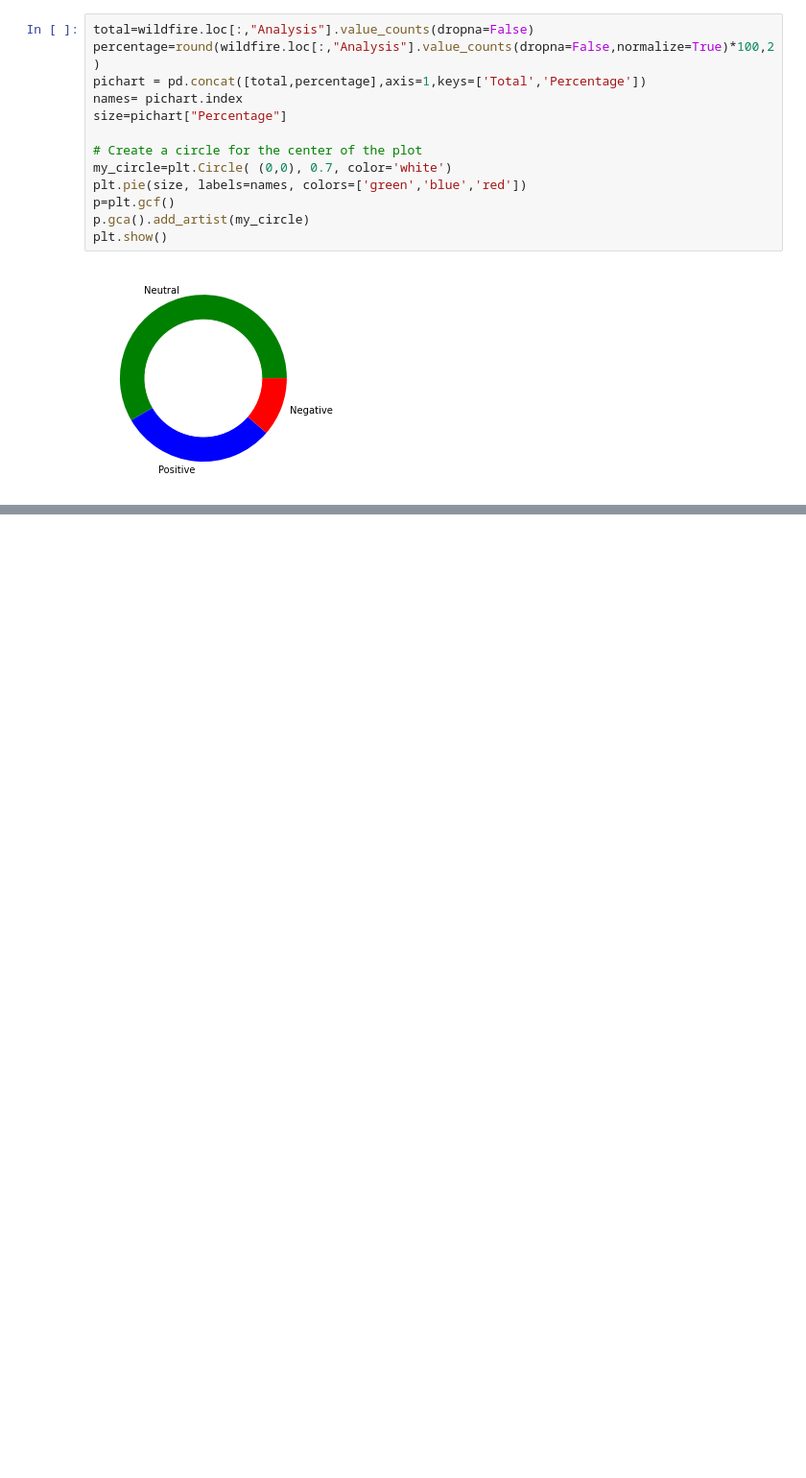
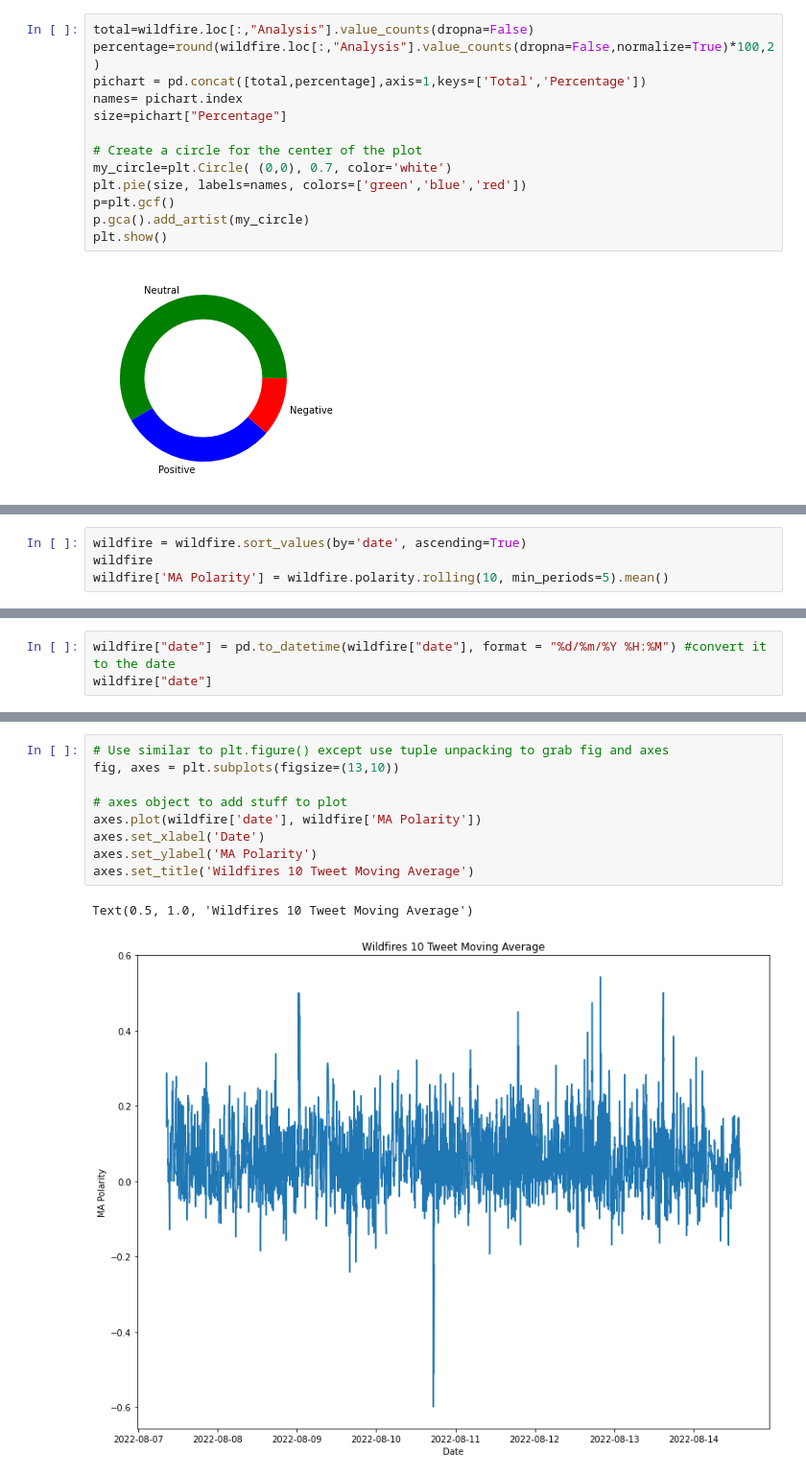
Before and after one commit to baylans/Oscar_sentimentanalysis, a Jupyter notebook: Sentiment Analysis.ipynb, the cells around one changed output, grey strips where cells are left out. Shown at 96% size. Drawn from its saved outputs; the diff is of its cells as text; blank space fills up the shorter version.

Commit message:
Sentiment Analysis - 10 Tweet MA

```diff
--- a/Sentiment Analysis.ipynb
+++ b/Sentiment Analysis.ipynb
@@ -524,0 +527,4 @@ plt.show()
+# %%
+wildfire = wildfire.sort_values(by='date', ascending=True)
+wildfire
+wildfire['MA Polarity'] = wildfire.polarity.rolling(10, min_periods=5).mean()
@@ -524,0 +547,3 @@ plt.show()
+# %%
+wildfire["date"] = pd.to_datetime(wildfire["date"], format = "%d/%m/%Y %H:%M") #convert it to the date
+wildfire["date"]
@@ -524,0 +563,12 @@ plt.show()
+# %%
+# Use similar to plt.figure() except use tuple unpacking to grab fig and axes
+fig, axes = plt.subplots(figsize=(13,10))
+
+# axes object to add stuff to plot
+axes.plot(wildfire['date'], wildfire['MA Polarity'])
+axes.set_xlabel('Date')
+axes.set_ylabel('MA Polarity')
+axes.set_title('Wildfires 10 Tweet Moving Average')
+# %% [output]
+Text(0.5, 1.0, 'Wildfires 10 Tweet Moving Average')
+[figure, added]
```
Also changed, not shown: parts of 3 cells of this notebook.
